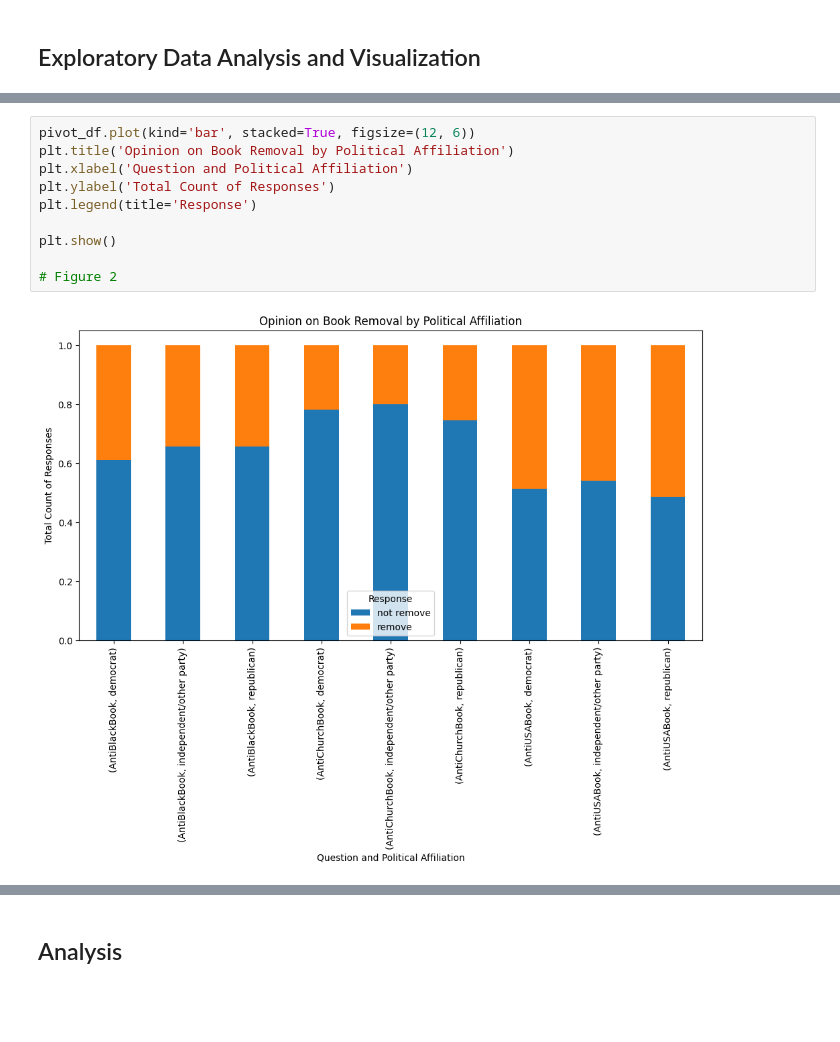
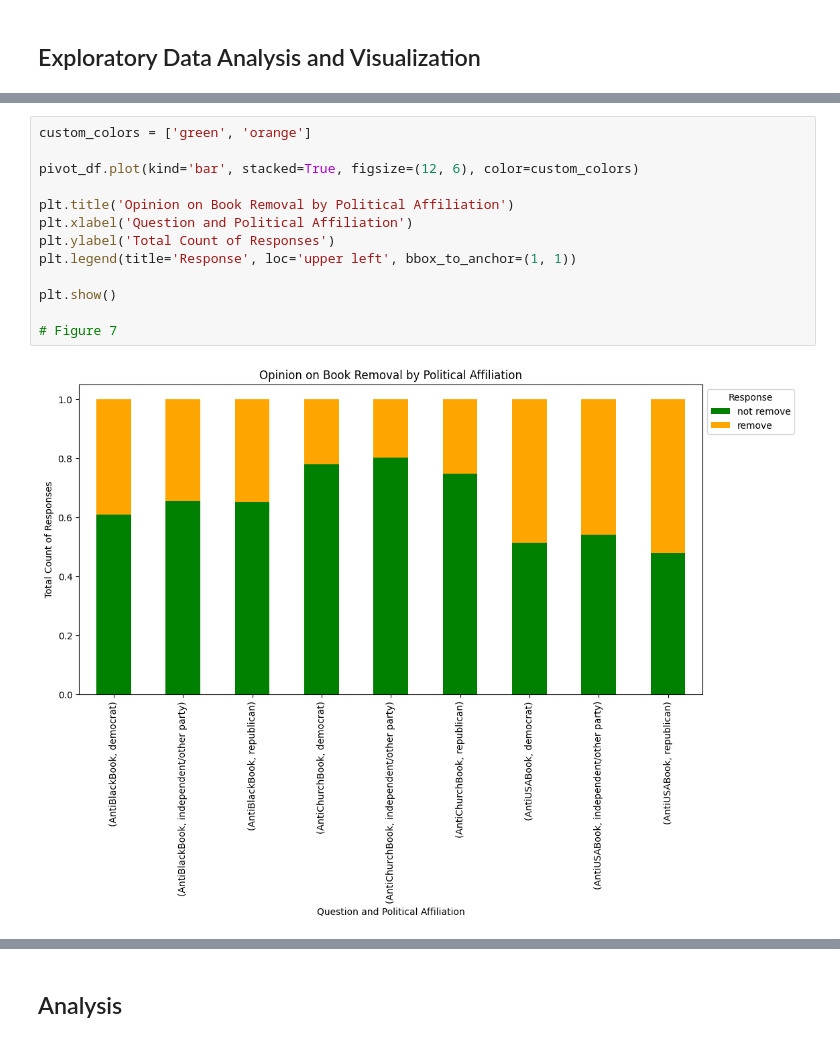
Before and after one commit to manaswinit26/group19, a Jupyter notebook: lab1 (1).ipynb, the cells around one changed output, grey strips where cells are left out. Cells and saved outputs as stored; diff of their text form; blank space fills up the shorter version.

```diff
--- a/lab1 (1).ipynb
+++ b/lab1 (1).ipynb
@@ -289,12 +437,15 @@ pivot_df
 # %%
-pivot_df.plot(kind='bar', stacked=True, figsize=(12, 6))
+custom_colors = ['green', 'orange']
+
+pivot_df.plot(kind='bar', stacked=True, figsize=(12, 6), color=custom_colors)
+
 plt.title('Opinion on Book Removal by Political Affiliation')
 plt.xlabel('Question and Political Affiliation')
 plt.ylabel('Total Count of Responses')
-plt.legend(title='Response')
+plt.legend(title='Response', loc='upper left', bbox_to_anchor=(1, 1))
 
 plt.show()
 
-# Figure 2
+# Figure 7
 # %% [output]
-[figure, old version]
+[figure, new version]
```
Also changed, not shown: parts of 33 cells of this notebook.
